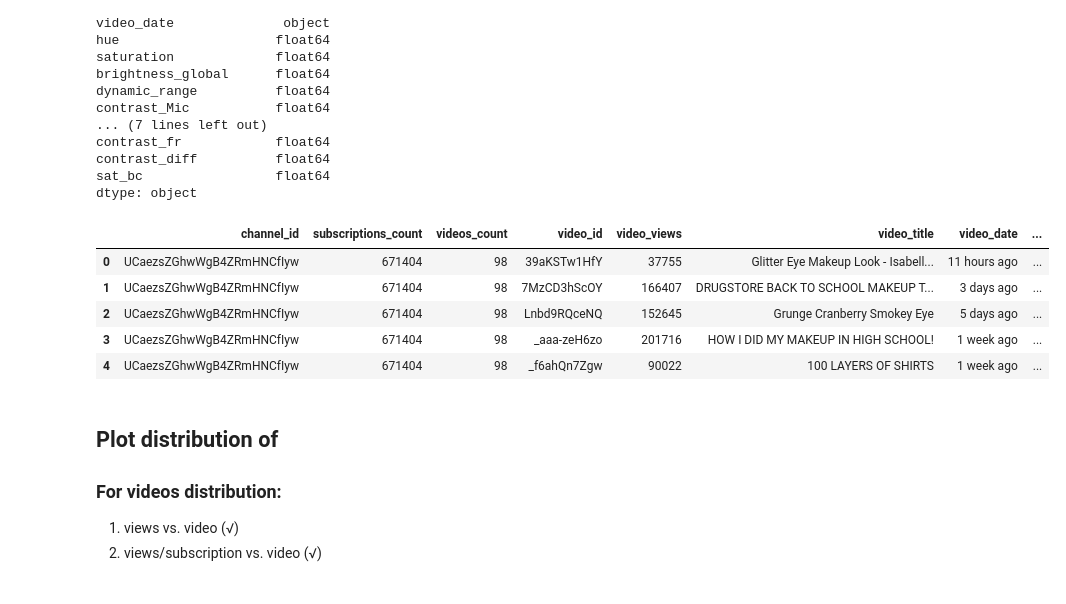
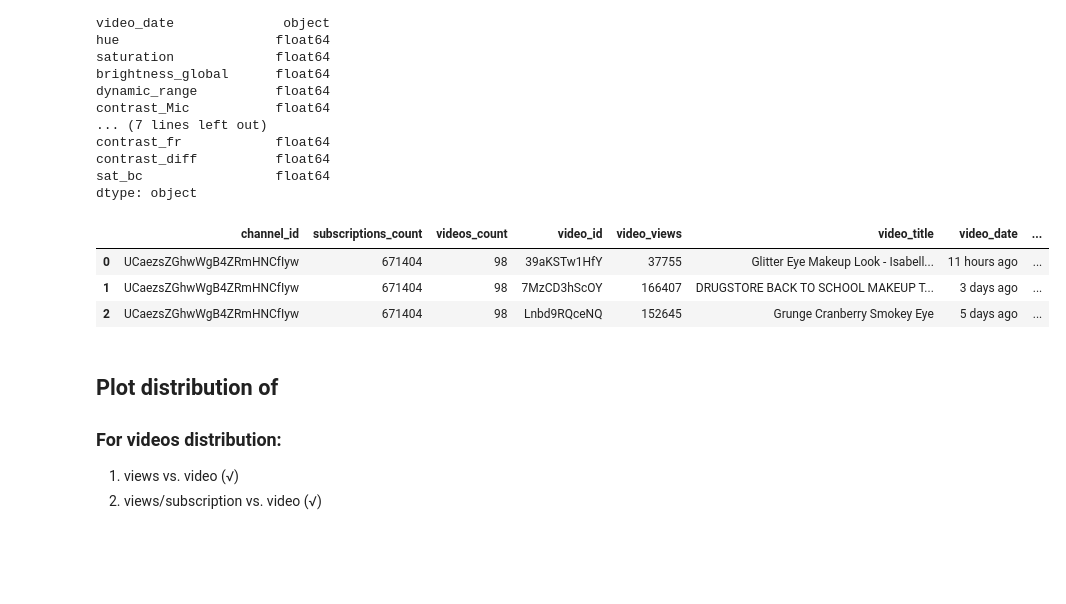
Before and after one commit to yaoliphy/insight-project, a Jupyter notebook: data_analysis_and_ML/youtube_data_analysis.ipynb, the cells around one changed output. Drawn from its saved outputs; the diff is of its cells as text; code cells hidden in the pictures; blank space fills up the shorter version.

```diff
--- a/data_analysis_and_ML/youtube_data_analysis.ipynb
+++ b/data_analysis_and_ML/youtube_data_analysis.ipynb
@@ -20,7 +20,7 @@ import warnings
 warnings.filterwarnings('ignore')
 # %%
 # read sqlite3 data into pandas
-conn = sqlite3.connect('youtube_project_0915_10am.db') # connection
+conn = sqlite3.connect('youtube_project_regional_all.db') # connection
 df = pd.read_sql_query("SELECT * from videos_makeup", conn)
 conn.close
 # %% [output]
@@ -49,14 +49,12 @@ contrast_diff          float64
 sat_bc                 float64
 dtype: object
 # %%
-df.head(n=5)
+df.head(n=3)
 # %% [output]
 |  | channel_id | subscriptions_count | videos_count | video_id | video_views | video_title | video_date | ... |
 | 0 | UCaezsZGhwWgB4ZRmHNCfIyw | 671404 | 98 | 39aKSTw1HfY | 37755 | Glitter Eye Makeup Look - Isabell... | 11 hours ago | ... |
 | 1 | UCaezsZGhwWgB4ZRmHNCfIyw | 671404 | 98 | 7MzCD3hScOY | 166407 | DRUGSTORE BACK TO SCHOOL MAKEUP T... | 3 days ago | ... |
 | 2 | UCaezsZGhwWgB4ZRmHNCfIyw | 671404 | 98 | Lnbd9RQceNQ | 152645 | Grunge Cranberry Smokey Eye | 5 days ago | ... |
-| 3 | UCaezsZGhwWgB4ZRmHNCfIyw | 671404 | 98 | _aaa-zeH6zo | 201716 | HOW I DID MY MAKEUP IN HIGH SCHOOL! | 1 week ago | ... |
-| 4 | UCaezsZGhwWgB4ZRmHNCfIyw | 671404 | 98 | _f6ahQn7Zgw | 90022 | 100 LAYERS OF SHIRTS | 1 week ago | ... |
 # %% [markdown]
 ## Plot distribution of
 ### For videos distribution:
```
Also changed, not shown: parts of 76 cells of this notebook.
